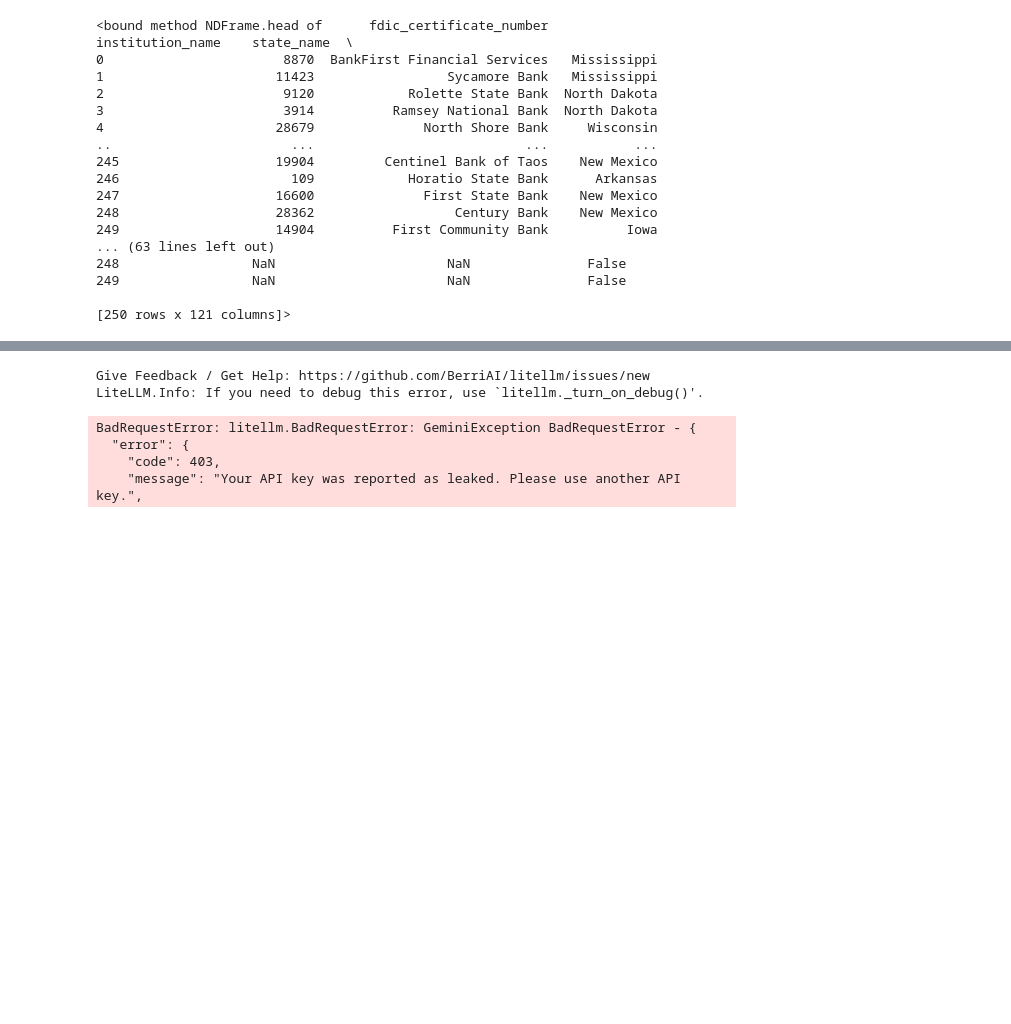
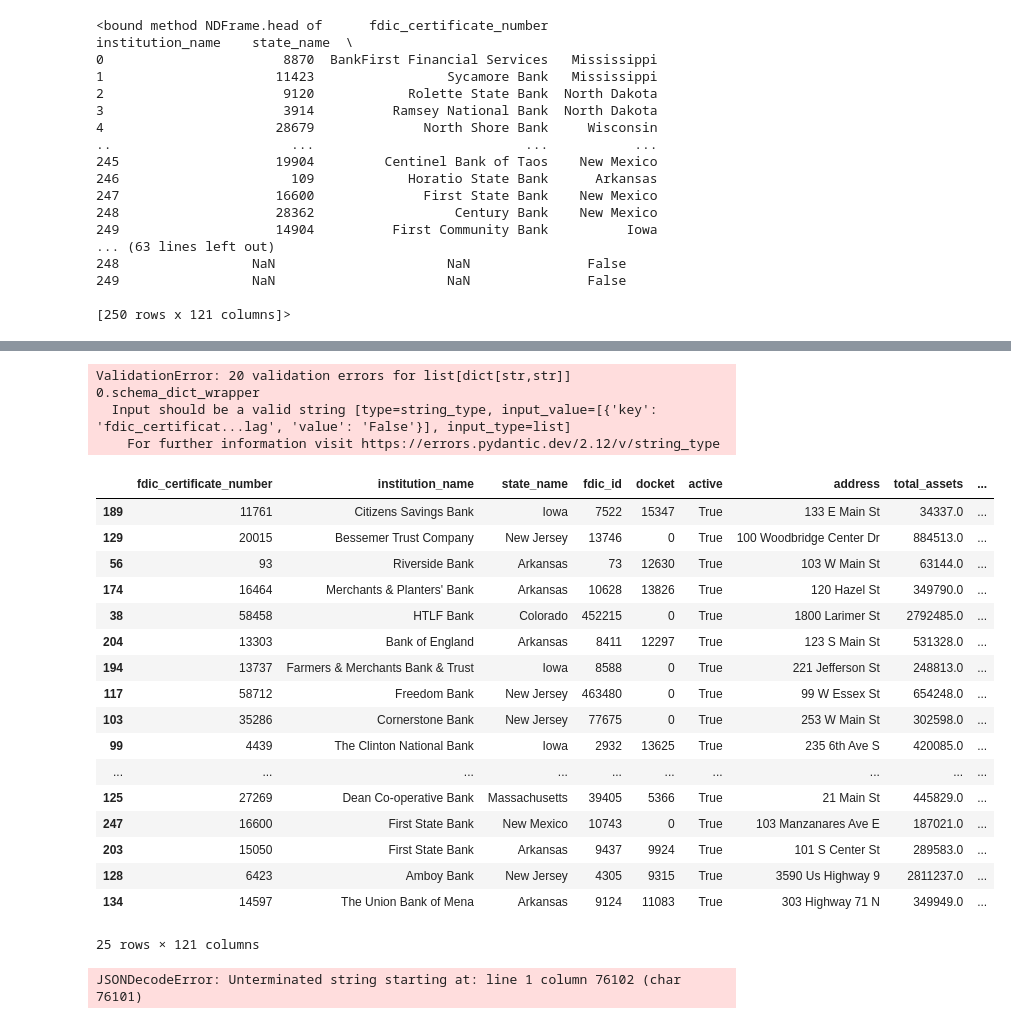
Before and after one commit to jwc7817/DSCI644-Project, a Jupyter notebook: cleaning/byllm.ipynb, the cells around one changed output, grey strips where cells are left out. Saved outputs shown, nothing was run; the diff lists cells and outputs as text; code cells hidden in the pictures; blank space fills up the shorter version.

```diff
--- a/cleaning/byllm.ipynb
+++ b/cleaning/byllm.ipynb
@@ -75,6 +71,12 @@ JSONDecodeError: Unterminated string starting at: line 1 column 199317 (char 199
 # %%
 @by(llm)
-def clean_list(records: list[dict[str, str]]) -> list[dict[str, str]]: ...
+def clean_records(records: list[dict[str, str]]) -> list[dict[str, str]]:
+    """
+    Clean a list of records represented as dictionaries.
+    Each record has string fields which should be trimmed and validated.
+    Returns the cleaned list of records.
+    """
+    ...
 
 def clean_dataframe(df: pd.DataFrame) -> pd.DataFrame:
     # Convert DataFrame to list of dicts with string keys and string values
@@ -99,7 +101,7 @@ def batch(iterable, n=1):
 
 # Process in chunks of 20
 cleaned_records = []
-for chunk in batch(records, 20):
+for chunk in batch(records, 50):
     cleaned_chunk = clean_records(chunk) # Your LLM function
     cleaned_records.extend(cleaned_chunk)
 
@@ -107,9 +109,65 @@ for chunk in batch(records, 20):
 # cleaned_df = clean_dataframe(df)
 # print(cleaned_df)
 # %% [output]
-Give Feedback / Get Help: https://github.com/BerriAI/litellm/issues/new
-LiteLLM.Info: If you need to debug this error, use `litellm._turn_on_debug()'.
+ValidationError: 20 validation errors for list[dict[str,str]]
+0.schema_dict_wrapper
+  Input should be a valid string [type=string_type, input_value=[{'key': 'fdic_certificat...lag', 'value': 'False'}], input_type=list]
+    For further information visit https://errors.pydantic.dev/2.12/v/string_type
-BadRequestError: litellm.BadRequestError: GeminiException BadRequestError - {
-  "error": {
-    "code": 403,
-    "message": "Your API key was reported as leaked. Please use another API key.",
+# %%
+df2 = df.sample(n=25)
+
+pd.DataFrame(df2)
+
+df2
+# %% [output]
+|  | fdic_certificate_number | institution_name | state_name | fdic_id | docket | active | address | total_assets | ... |
+| 189 | 11761 | Citizens Savings Bank | Iowa | 7522 | 15347 | True | 133 E Main St | 34337.0 | ... |
+| 129 | 20015 | Bessemer Trust Company | New Jersey | 13746 | 0 | True | 100 Woodbridge Center Dr | 884513.0 | ... |
+| 56 | 93 | Riverside Bank | Arkansas | 73 | 12630 | True | 103 W Main St | 63144.0 | ... |
+| 174 | 16464 | Merchants & Planters' Bank | Arkansas | 10628 | 13826 | True | 120 Hazel St | 349790.0 | ... |
+| 38 | 58458 | HTLF Bank | Colorado | 452215 | 0 | True | 1800 Larimer St | 2792485.0 | ... |
+| 204 | 13303 | Bank of England | Arkansas | 8411 | 12297 | True | 123 S Main St | 531328.0 | ... |
+| 194 | 13737 | Farmers & Merchants Bank & Trust | Iowa | 8588 | 0 | True | 221 Jefferson St | 248813.0 | ... |
+| 117 | 58712 | Freedom Bank | New Jersey | 463480 | 0 | True | 99 W Essex St | 654248.0 | ... |
+| 103 | 35286 | Cornerstone Bank | New Jersey | 77675 | 0 | True | 253 W Main St | 302598.0 | ... |
+| 99 | 4439 | The Clinton National Bank | Iowa | 2932 | 13625 | True | 235 6th Ave S | 420085.0 | ... |
+| ... | ... | ... | ... | ... | ... | ... | ... | ... | ... |
+| 125 | 27269 | Dean Co-operative Bank | Massachusetts | 39405 | 5366 | True | 21 Main St | 445829.0 | ... |
+| 247 | 16600 | First State Bank | New Mexico | 10743 | 0 | True | 103 Manzanares Ave E | 187021.0 | ... |
+| 203 | 15050 | First State Bank | Arkansas | 9437 | 9924 | True | 101 S Center St | 289583.0 | ... |
+| 128 | 6423 | Amboy Bank | New Jersey | 4305 | 9315 | True | 3590 Us Highway 9 | 2811237.0 | ... |
+| 134 | 14597 | The Union Bank of Mena | Arkansas | 9124 | 11083 | True | 303 Highway 71 N | 349949.0 | ... |
+25 rows × 121 columns
+# %%
+import json
+
+@by(llm)
+def clean_records(records: str) -> list[dict[str, str]]:
+    """
+    Clean the JSON string representing a list of records.
+    The input is a JSON string of a list of dictionaries.
+    Each record has string fields which should be trimmed and validated.
+    Returns the cleaned list of records.
+    """
+    ...
+
+def clean_dataframe(df: pd.DataFrame) -> pd.DataFrame:
+    # Convert DataFrame to list of dicts with string keys and string values
+    # Use astype(str) to convert all values to strings to match typing
+    records = df.astype(str).to_dict(orient='records')
+
+    json_records = json.dumps(records)
+    # Call the LLM-powered cleaning function
+    cleaned_records = clean_records(json_records)
+    # Convert cleaned records back to DataFrame
+    cleaned_df = pd.DataFrame(cleaned_records)
+    return cleaned_df
+
+
+records = df2.astype(str).to_dict(orient='records')
+cleaned_records = clean_records(records)
+
+# cleaned_df = clean_dataframe(df)
+# print(cleaned_df)
+# %% [output]
+JSONDecodeError: Unterminated string starting at: line 1 column 76102 (char 76101)
```
Also changed, not shown: parts of 5 cells of this notebook.
